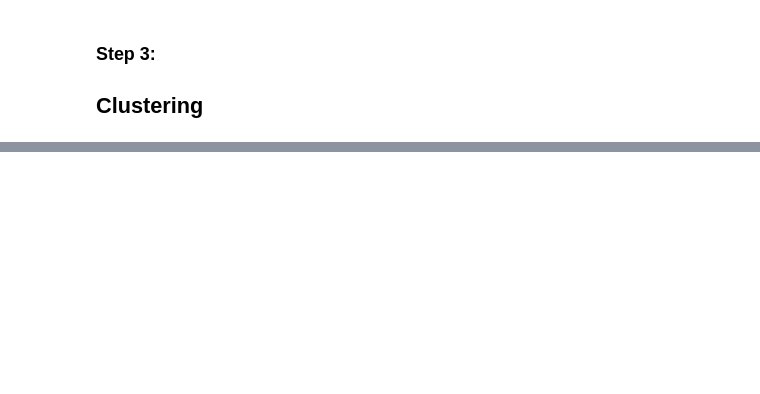
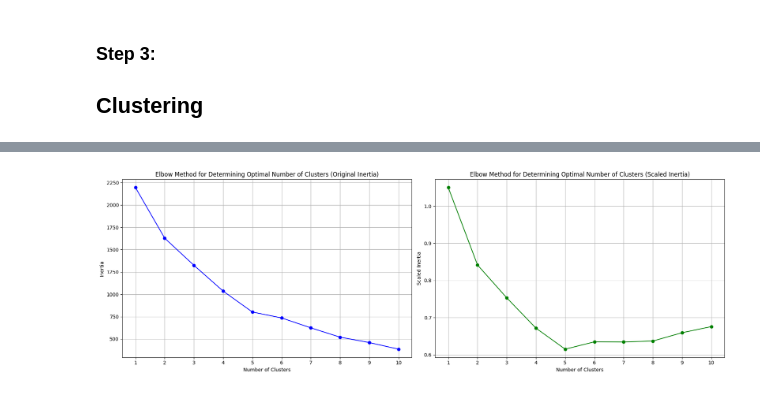
Before and after one commit to idokapel/Advanced-Machine-Learning-Final-Project, a Jupyter notebook: youtube_project.ipynb, the cells around one changed output, grey strips where cells are left out. Saved outputs shown, nothing was run; the diff lists cells and outputs as text; code cells hidden in the pictures; blank space fills up the shorter version.

```diff
--- a/youtube_project.ipynb
+++ b/youtube_project.ipynb
@@ -265,0 +355,40 @@ This consistency across different anomaly detection algorithms suggests a high c
+# %%
+from sklearn.cluster import KMeans
+
+alpha_k = 0.05  # Parameter for scaled inertia
+inertia_values = []
+scaled_inertia_values = []
+
+for k in range(1, 11):
+    kmeans = KMeans(n_clusters=k, random_state=42)
+    kmeans.fit(data_subset_scaled)
+    inertia_values.append(kmeans.inertia_)
+
+    # Calculating scaled inertia
+    inertia_o = np.square(data_subset_scaled - data_subset_scaled.mean(axis=0)).sum()
+    scaled_inertia = kmeans.inertia_ / inertia_o + alpha_k * k
+    scaled_inertia_values.append(scaled_inertia)
+
+# Plot the Elbow Curve for both original inertia and scaled inertia values side by side
+fig, axes = plt.subplots(1, 2, figsize=(18, 6))
+
+# Plot for original inertia
+axes[0].plot(range(1, 11), inertia_values, marker='o', color='blue')
+axes[0].set_title('Elbow Method for Determining Optimal Number of Clusters (Original Inertia)')
+axes[0].set_xlabel('Number of Clusters')
+axes[0].set_ylabel('Inertia')
+axes[0].set_xticks(range(1, 11))
+axes[0].grid(True)
+
+# Plot for scaled inertia
+axes[1].plot(range(1, 11), scaled_inertia_values, marker='o', color='green')
+axes[1].set_title('Elbow Method for Determining Optimal Number of Clusters (Scaled Inertia)')
+axes[1].set_xlabel('Number of Clusters')
+axes[1].set_ylabel('Scaled Inertia')
+axes[1].set_xticks(range(1, 11))
+axes[1].grid(True)
+
+plt.tight_layout()
+plt.show()
+# %% [output]
+[figure, added]
```
Also changed, not shown: parts of 11 cells of this notebook.
